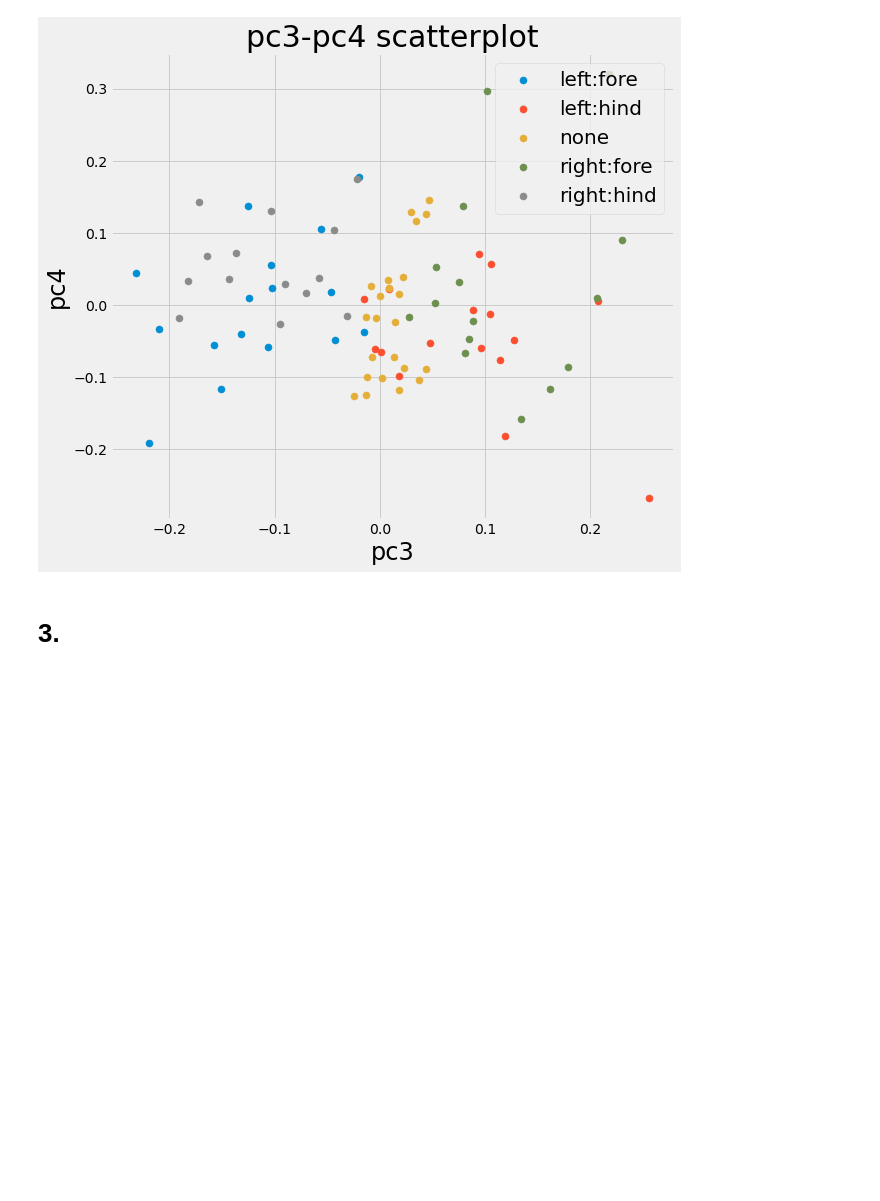
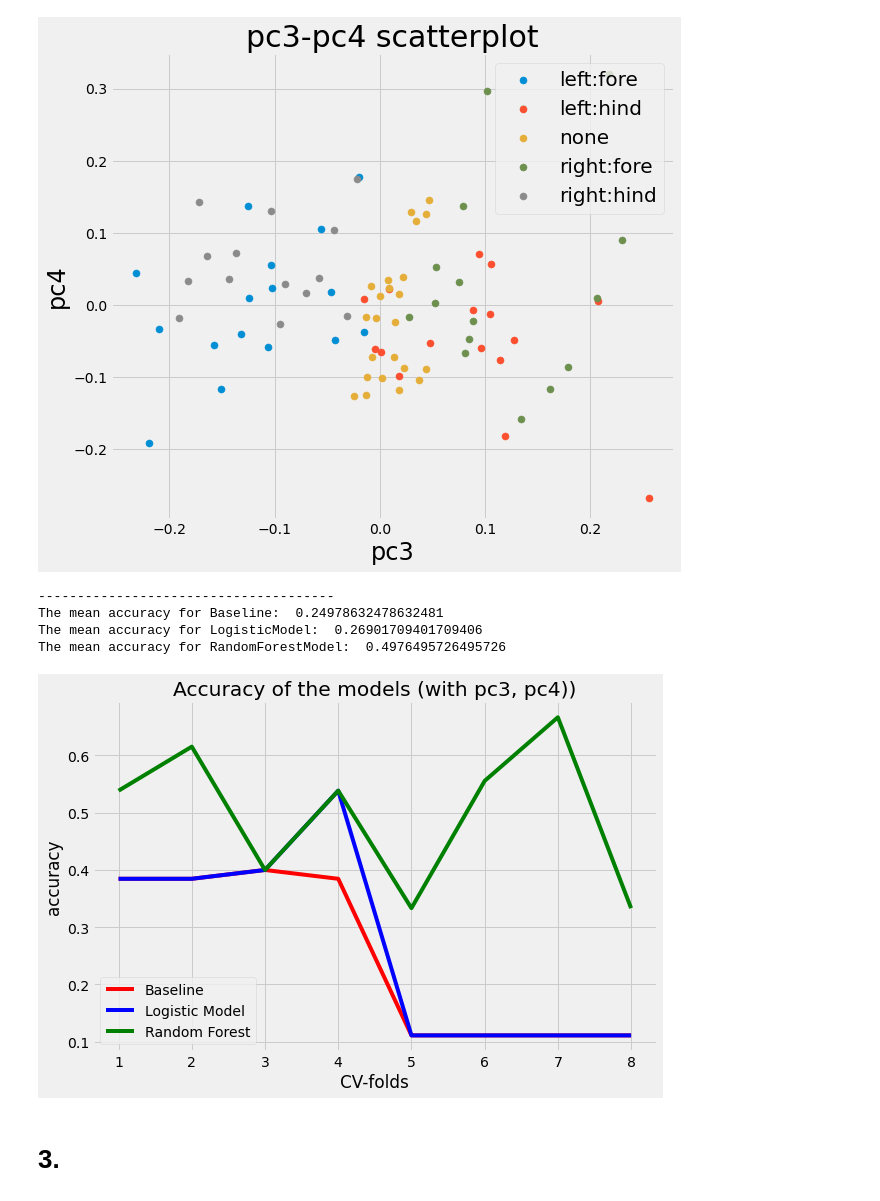
Before and after one commit to NikolajHee/Stat_project, a Jupyter notebook: classification-kopi.ipynb, the cells around one changed output. Drawn from its saved outputs; the diff is of its cells as text; code cells hidden in the pictures; blank space fills up the shorter version.

```diff
--- a/classification-kopi.ipynb
+++ b/classification-kopi.ipynb
@@ -189,6 +317,74 @@ plt.xlabel('pc3', fontsize = 24)
 plt.show()
 # %% [output]
 [figure]
+# %%
+from sklearn.linear_model import LogisticRegression
+from sklearn.ensemble import RandomForestClassifier
+
+
+
+print_running_accuracy = False
+
+LogisticModel_accuracy = np.zeros(8)
+RandomForest_accuracy = np.zeros(8)
+Baseline_accuracy = np.zeros(8)
+
+# cross-validation loop for each horse
+for i in range(8):
+    # printing
+    print("CV-loop: " + str(i+1)) if print_running_accuracy else print("CV-loop: " + str(i+1), end = '\r')
+    # indexing
+    index_test = df['horse'] == np.unique(df['horse'])[i]
+    index_train = df['horse'] != np.unique(df['horse'])[i]
+
+    # splitting the data
+    X_train, y_train = X2[index_train], y[index_train]
+    X_test, y_test = X2[index_test], y[index_test]
+
+    # baseline
+    _, counts = np.unique(y_train, return_counts=True)
+    Baseline_y_pred = np.unique(df['lameLeg'])[np.argmax(counts)]
+    Baseline_accuracy[i] =  sum(y_test == Baseline_y_pred)/len(y_test)
+    if print_running_accuracy: print("Baseline's accuracy:", Baseline_accuracy[i])
+
+
+    # logistic
+    LogisticModel = LogisticRegression()
+    LogisticModel.fit(X_train, y_train)
+    Logistic_y_pred = LogisticModel.predict(X_test)
+    LogisticModel_accuracy[i] = sum(Logistic_y_pred == y_test)/len(y_test)
+    if print_running_accuracy: print("LogisticModel's accuracy:", LogisticModel_accuracy[i])
+
+    # randomforest
+    RandomForestModel = RandomForestClassifier(n_estimators=1000)
+    RandomForestModel.fit(X_train, y_train)
+    RandomForest_y_pred = RandomForestModel.predict(X_test)
+    RandomForest_accuracy[i] = sum(RandomForest_y_pred == y_test)/len(y_test)
+    if print_running_accuracy: print("RandomForestModel's accuracy:", RandomForest_accuracy[i])
+
+
+print("--------------------------------------")
+print("The mean accuracy for Baseline: ", np.mean(Baseline_accuracy))
+print("The mean accuracy for LogisticModel: ", np.mean(LogisticModel_accuracy))
+print("The mean accuracy for RandomForestModel: ", np.mean(RandomForest_accuracy))
+# %% [output]
+--------------------------------------
+The mean accuracy for Baseline:  0.24978632478632481
+The mean accuracy for LogisticModel:  0.26901709401709406
+The mean accuracy for RandomForestModel:  0.4976495726495726
+# %%
+plt.figure(figsize=(9,6))
+x = [i+1 for i in range(8)]
+plt.plot(x,Baseline_accuracy, 'r-', label = "Baseline") #can be 'r--', 'bs', 'g^'
+plt.plot(x,LogisticModel_accuracy, 'b-', label = "Logistic Model") #can be 'r--', 'bs', 'g^'
+plt.plot(x,RandomForest_accuracy, 'g-', label = "Random Forest") #can be 'r--', 'bs', 'g^'
+plt.ylabel('accuracy')
+plt.xlabel('CV-folds')
+plt.title('Accuracy of the models (with pc3, pc4))')
+plt.legend()
+plt.show()
+# %% [output]
+[figure, added]
 # %% [markdown]
 # 3.
 # %%
```
Also changed, not shown: parts of 13 cells of this notebook, 5 other files.
